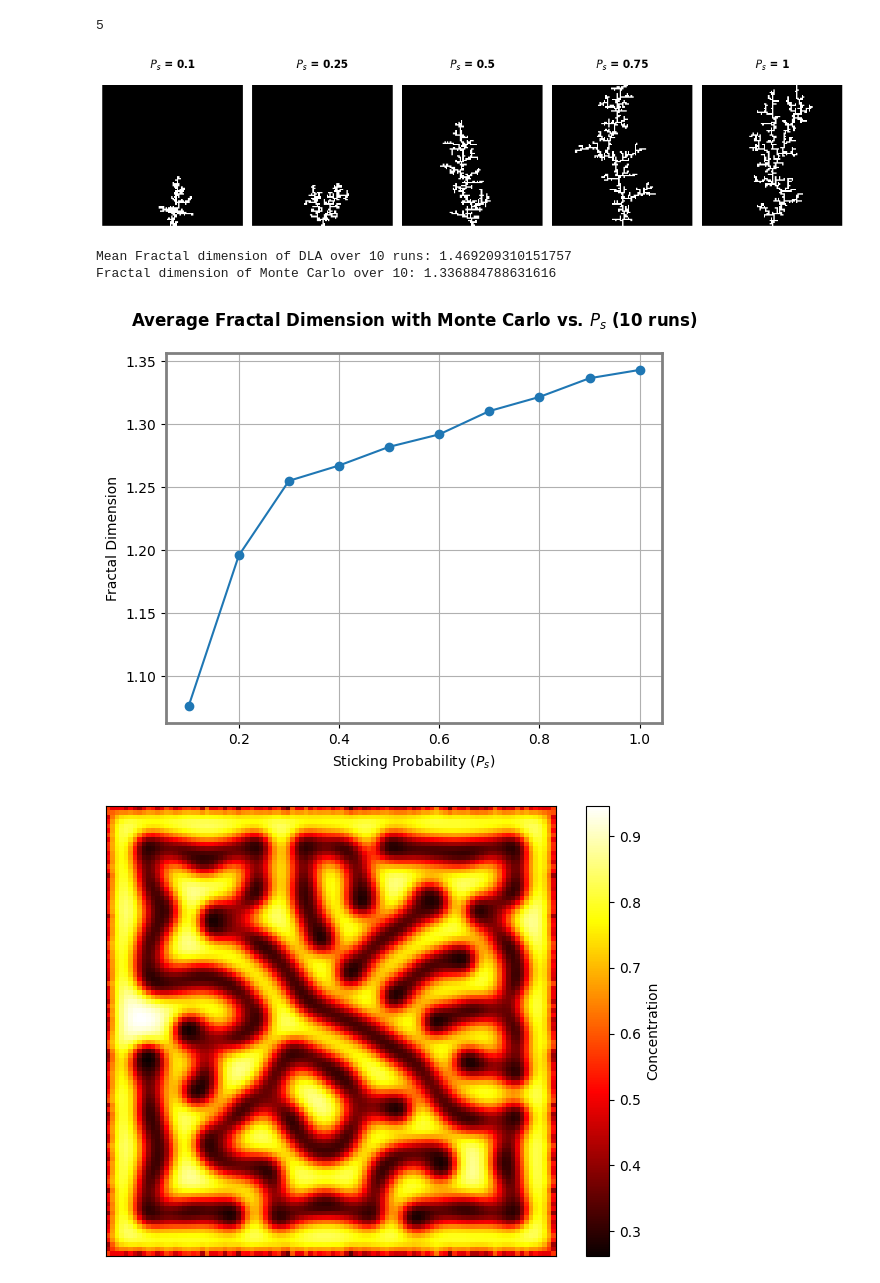
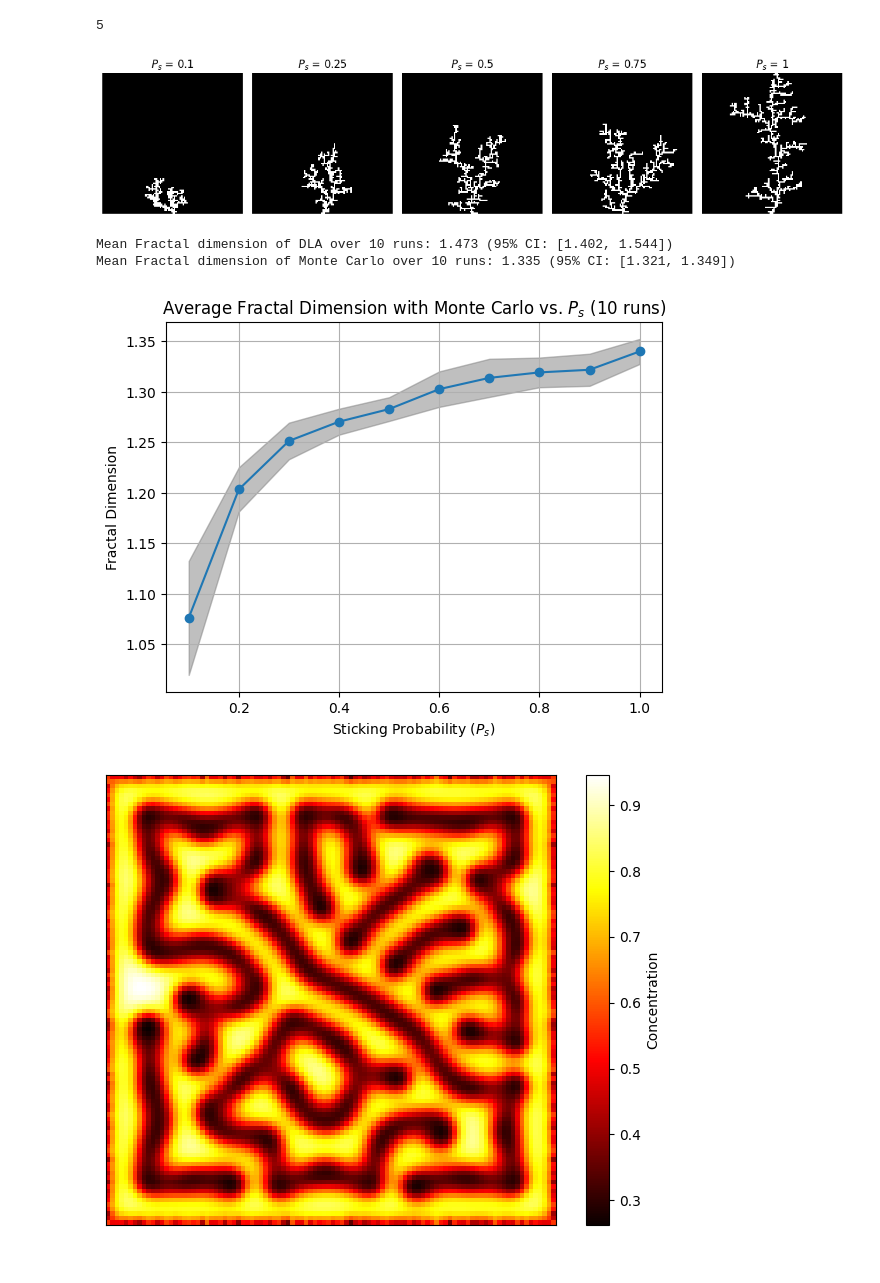
Before and after one commit to koenweverink/ScientificComputing, a Jupyter notebook: Set2.ipynb, the cells around one changed output. Saved outputs shown, nothing was run; the diff lists cells and outputs as text; code cells hidden in the pictures.

```diff
--- a/Set2.ipynb
+++ b/Set2.ipynb
@@ -162,12 +164,12 @@ plt.show()
 [figure]
 # %%
 eta_list = np.linspace(0, 2, 5)
-omega_list = np.linspace(1.6, 1.99, 10)
+omega_list = np.linspace(1, 1.99, 20)
 
+size = 100  # Size of the domain
 seed_position = (size - 1, size // 2)  # Seed at the bottom center
 iterations = 300  # Number of growth steps
 epsilon = 1e-5  # epsilon for SOR convergence
-size = 100  # Size of the domain
 
 # Store the final iteration count for each combination of eta and omega
 result_iterations = np.zeros((len(eta_list), len(omega_list)))  # Prepare a matrix to hold the iteration counts
@@ -248,7 +250,7 @@ def monte_carlo(size, seed_position, num_walkers, ps=1):
 # Parameters
 size = 100
 seed_position = (size - 1, size // 2)  # Starting at the bottom center
-num_walkers = 1200  # Number of walkers
+num_walkers = 500  # Number of walkers
 
 # Run simulation
 domain = monte_carlo(size, seed_position, num_walkers)
@@ -295,7 +297,7 @@ for ax, domain, ps in zip(axes, results, stick_probs):
 plt.tight_layout()
 plt.show()
 # %% [output]
-[figure, old version]
+[figure, new version]
 # %%
 def box_counting(img, sizes):
     counts = []  # To store the number of boxes needed for each size
@@ -348,15 +350,30 @@ for i in range(n_runs):
     domain_mc = monte_carlo(size, seed_position, num_walkers)
     fd_v2 = fractal_dimension(domain_mc, sizes)
     res2[i] = fd_v2
-
-mean_fd_dla = np.mean(res1)
-mean_fd_mc = np.mean(res2)
-
-print(f'Mean Fractal dimension of DLA over {n_runs} runs: {mean_fd_dla}')
-print(f'Fractal dimension of Monte Carlo over {n_runs}: {mean_fd_mc}')
-# %% [output]
-Mean Fractal dimension of DLA over 10 runs: 1.469209310151757
-Fractal dimension of Monte Carlo over 10: 1.336884788631616
+# %%
+mean_fd_dla = np.mean(res1)
+mean_fd_mc = np.mean(res2)
+
+# Calculate standard error of the mean (SEM)
+sem_fd_dla = sem(res1)
+sem_fd_mc = sem(res2)
+
+# Calculate the margin of error for 95% confidence intervals
+ci_fd_dla = 1.96 * sem_fd_dla
+ci_fd_mc = 1.96 * sem_fd_mc
+
+# Calculate the lower and upper bounds of the 95% confidence intervals
+lower_ci_fd_dla = mean_fd_dla - ci_fd_dla
+upper_ci_fd_dla = mean_fd_dla + ci_fd_dla
+lower_ci_fd_mc = mean_fd_mc - ci_fd_mc
+upper_ci_fd_mc = mean_fd_mc + ci_fd_mc
+
+# Print the results
+print(f'Mean Fractal dimension of DLA over {n_runs} runs: {round(mean_fd_dla, 3)} (95% CI: [{round(lower_ci_fd_dla, 3)}, {round(upper_ci_fd_dla, 3)}])')
+print(f'Mean Fractal dimension of Monte Carlo over {n_runs} runs: {round(mean_fd_mc, 3)} (95% CI: [{round(lower_ci_fd_mc, 3)}, {round(upper_ci_fd_mc, 3)}])')
+# %% [output]
+Mean Fractal dimension of DLA over 10 runs: 1.473 (95% CI: [1.402, 1.544])
+Mean Fractal dimension of Monte Carlo over 10 runs: 1.335 (95% CI: [1.321, 1.349])
 # %%
 n_runs = 10  # Number of runs to average over
 stick_probs = np.linspace(0.1, 1, 10)  # Different sticking probabilities
@@ -367,7 +384,7 @@ res2 = np.zeros(n_runs)  # To store the fractal dimensions for Monte Carlo
 sizes = np.geomspace(1, 128, num=10, dtype=int)
 
 results = []
-for i in range(n_runs):
+for _ in range(n_runs):
     run_results = []
     for ps in stick_probs:
         domain = monte_carlo(size, seed_position, num_walkers, ps)
@@ -377,16 +394,22 @@ for i in range(n_runs):
 
 results_array = np.array(results)
 mean_fractal_dimensions = np.mean(results_array, axis=0)
+std_errors = sem(results_array, axis=0)
+CI = 1.96 * std_errors  # 95% confidence interval
 # %%
+upper_bound = mean_fractal_dimensions + CI
+lower_bound = mean_fractal_dimensions - CI
+
 # Plot the results
+plt.fill_between(stick_probs, lower_bound, upper_bound, color='gray', alpha=0.5)
 plt.plot(stick_probs, mean_fractal_dimensions, marker='o')
 plt.xlabel('Sticking Probability ($P_s$)')
 plt.ylabel('Fractal Dimension')
 plt.title(f'Average Fractal Dimension with Monte Carlo vs. $P_s$ ({n_runs} runs)')
 plt.grid(True)
 plt.show()
 # %% [output]
-[figure, old version]
+[figure, new version]
 # %%
 @jit(nopython=True)
 def gray_scott(grid_size, D_u, D_v, f, k, dt, dx, steps):
```
Also changed, not shown: parts of 3 cells of this notebook.
